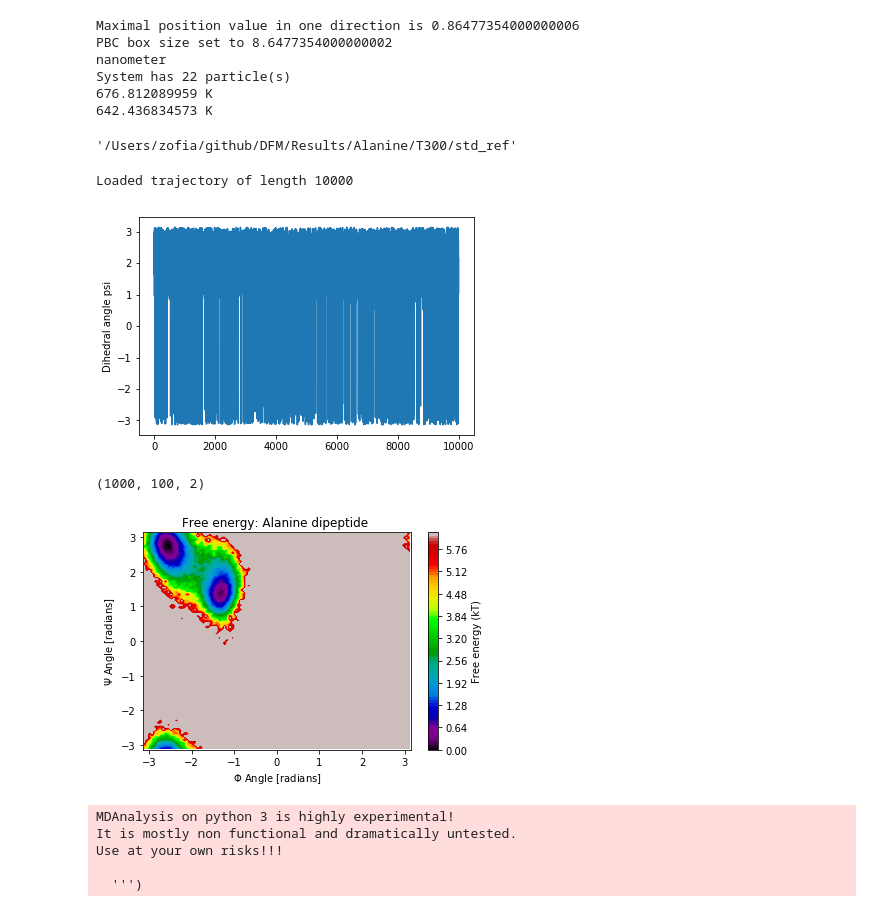
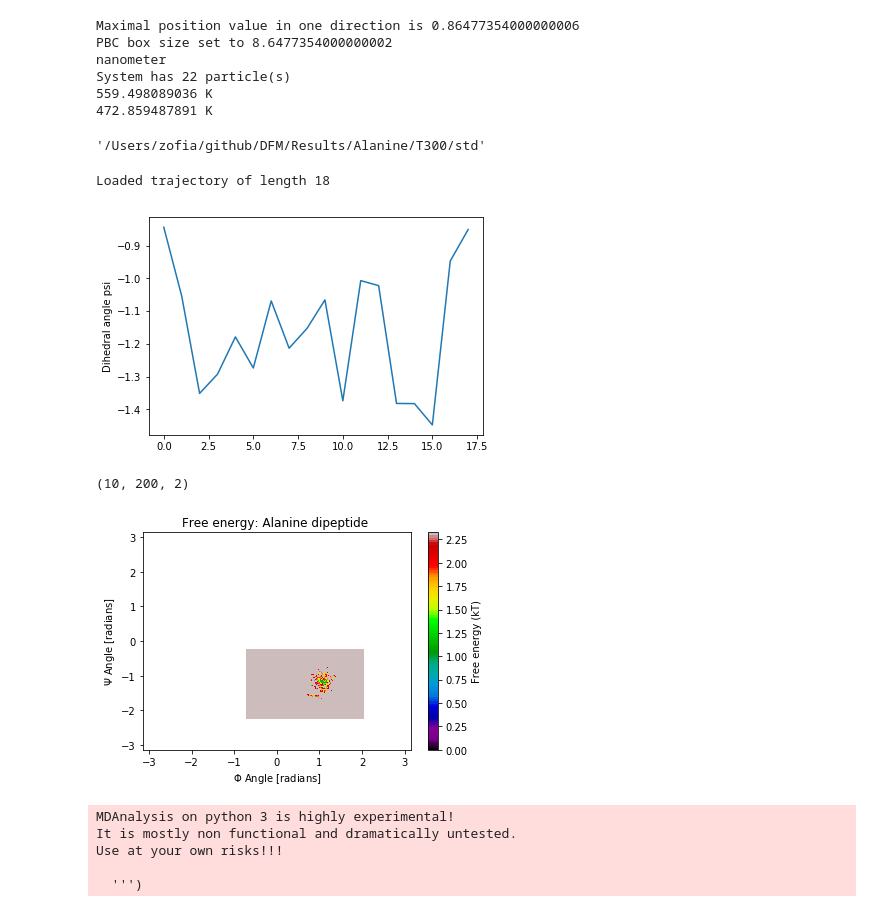
Before and after one commit to ZofiaTr/DFM, a Jupyter notebook: interactivePython/alanine_unbias.ipynb, the cells around one changed output. Cells and saved outputs as stored; diff of their text form; code cells hidden in the pictures.

```diff
--- a/interactivePython/alanine_unbias.ipynb
+++ b/interactivePython/alanine_unbias.ipynb
@@ -27,7 +27,7 @@ import helpers
 import model
 # %%
 
-methodName='T300/std_ref'#'frontier_points_corner_euclidean'#'frontier_points_corner'#
+methodName='T300/std'#'frontier_points_corner_euclidean'#'frontier_points_corner'#
 
 ############################
 
@@ -67,6 +67,7 @@ print('System has %d particle(s)' % mdl.system.getNumParticles())
 
 
 
+#mdl.testsystem.positions = IC
 
 
 temperature =  T * unit.kelvin#300 * unit.kelvin
@@ -81,6 +82,9 @@ temperatureAlpha= (T)* unit.kelvin
 intg=integrator.Integrator( model=mdl, gamma=gamma, temperature=temperature, dt=dt,  temperatureAlpha=temperatureAlpha)
 smpl=sampler.Sampler(model=mdl, integrator=intg, algorithm=0, dataFileName='Data')
 
+#IC = md.load('alanine_start_state_IC.h5')
+#smpl.integrator.x0 = IC.xyz * mdl.x_unit
+
 # this will be used only to compare the target distributions
 integrator_target=integrator.Integrator( model=mdl, gamma=gamma, temperature=temperature_target, dt=dt,  temperatureAlpha=temperatureAlpha)
 smpl_target=sampler.Sampler(model=mdl, integrator=integrator_target, algorithm=0, dataFileName='Data')
@@ -88,10 +92,13 @@ smpl_target=sampler.Sampler(model=mdl, integrator=integrator_target, algorithm=0
 newpath = os.path.join(os.getcwd(),simulationFolder)
 if not os.path.exists(newpath):
         os.makedirs(newpath)
+
+
+#print(IC.xyz * mdl.x_unit==smpl.integrator.x0)
 # %% [output]
 Maximal position value in one direction is 0.86477354000000006
 PBC box size set to 8.6477354000000002
 nanometer
 System has 22 particle(s)
-676.812089959 K
-642.436834573 K
+559.498089036 K
+472.859487891 K
@@ -98,7 +107,7 @@ System has 22 particle(s)
 # %%
 dataFolderName
 # %% [output]
-'/Users/zofia/github/DFM/Results/Alanine/T300/std_ref'
+'/Users/zofia/github/DFM/Results/Alanine/T300/std'
 # %%
 def compute_dihedrals_phi(X_FT):
     psi_indices, phi_indices = [6, 8, 14, 16], [4, 6, 8, 14]
@@ -142,35 +151,35 @@ plt.savefig(simulationFolder+'/colvar.png')
 
 plt.show()
 # %% [output]
-Loaded trajectory of length 10000
+Loaded trajectory of length 18
-[figure, old version]
+[figure, new version]
 # %%
 pyEmmaPlot=1
 if pyEmmaPlot:
 
-    numberOfIterations = 1000
+    numberOfIterations = 10
     import pyemma.coordinates as coor
     feat = coor.featurizer(md.Topology().from_openmm(smpl.model.testsystem.topology))
     feat.add_backbone_torsions()
-    inp=[coor.load(dataFolderName+'/Traj/Alaninetraj_'+repr(i)+'.h5', feat, stride=100) for i in range(0,numberOfIterations)]
+    inp=[coor.load(dataFolderName+'/Traj/Alaninetraj_'+repr(i)+'.h5', feat, stride=1) for i in range(0,numberOfIterations)]
     #inp=[coor.load(dataFolderName+'/shortTraj.h5', feat, stride=1) ]
     print( np.asarray(inp).shape)
 
 
     import pyemma.plots as mplt
     from math import pi
 
     Y = inp
 
     mplt.plot_free_energy(np.vstack(Y)[:,0], np.vstack(Y)[:,1]);
     plt.title('Free energy: Alanine dipeptide ')
     plt.xlabel(r'$\Phi$ Angle [radians]')
     plt.xlim(-pi, pi)
     plt.ylabel(r'$\Psi$ Angle [radians]')
     plt.ylim(-pi, pi)
     #plt.savefig('/Users/zofia/github/DFM/Data/Alanine/'+methodName+'/freeEnergy.png', dpi='figure', bbox_inches='tight')
 
     plt.show()
 # %% [output]
-(1000, 100, 2)
+(10, 200, 2)
-[figure, old version]
+[figure, new version]
```
Also changed, not shown: parts of 9 cells of this notebook, 5 other files.
